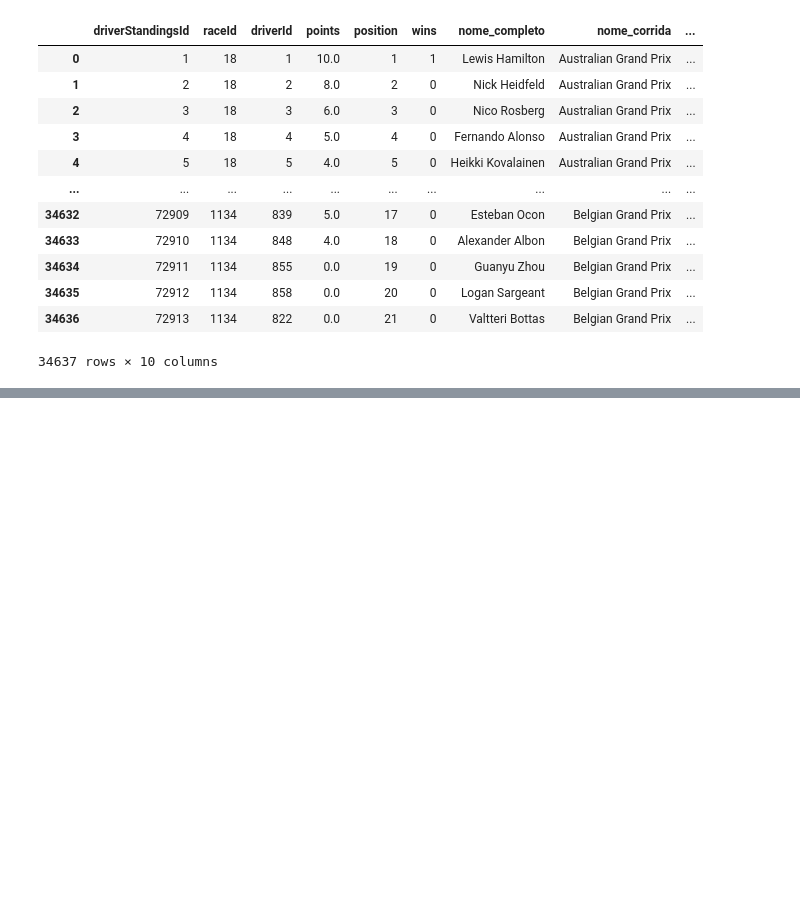
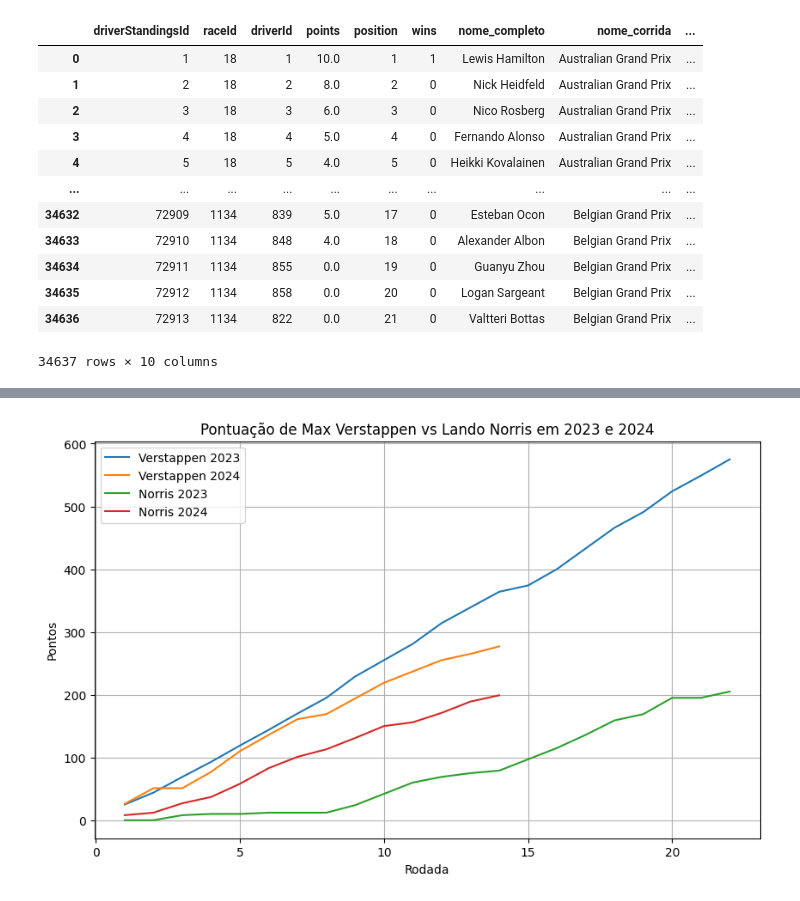
Before and after one commit to matheusfsanna/dados_f1, a Jupyter notebook: f1_stats.ipynb, the cells around one changed output, grey strips where cells are left out. Drawn from its saved outputs; the diff is of its cells as text; code cells hidden in the pictures; blank space fills up the shorter version.

```diff
--- a/f1_stats.ipynb
+++ b/f1_stats.ipynb
@@ -281,0 +259,29 @@ plt.show()
+# %%
+
+# Filtrar os dados para Max Verstappen e Lando Norris em 2023 e 2024
+verstappen_2023 = classificacao[(classificacao['nome_completo'] == 'Max Verstappen') & (classificacao['year'] == 2023)]
+verstappen_2024 = classificacao[(classificacao['nome_completo'] == 'Max Verstappen') & (classificacao['year'] == 2024)]
+norris_2023 = classificacao[(classificacao['nome_completo'] == 'Lando Norris') & (classificacao['year'] == 2023)]
+norris_2024 = classificacao[(classificacao['nome_completo'] == 'Lando Norris') & (classificacao['year'] == 2024)]
+
+# Agrupar os dados por rodada
+verstappen_pontos_2023 = verstappen_2023.groupby('round')['points'].sum().reset_index()
+verstappen_pontos_2024 = verstappen_2024.groupby('round')['points'].sum().reset_index()
+norris_pontos_2023 = norris_2023.groupby('round')['points'].sum().reset_index()
+norris_pontos_2024 = norris_2024.groupby('round')['points'].sum().reset_index()
+
+# Criar o gráfico de linhas
+plt.figure(figsize=(10, 6))
+plt.plot(verstappen_pontos_2023['round'], verstappen_pontos_2023['points'], label='Verstappen 2023')
+plt.plot(verstappen_pontos_2024['round'], verstappen_pontos_2024['points'], label='Verstappen 2024')
+plt.plot(norris_pontos_2023['round'], norris_pontos_2023['points'], label='Norris 2023')
+plt.plot(norris_pontos_2024['round'], norris_pontos_2024['points'], label='Norris 2024')
+
+plt.xlabel('Rodada')
+plt.ylabel('Pontos')
+plt.title('Pontuação de Max Verstappen vs Lando Norris em 2023 e 2024')
+plt.legend()
+plt.grid(True)
+plt.show()
+# %% [output]
+[figure, added]
```
Also changed, not shown: parts of 14 cells of this notebook.
